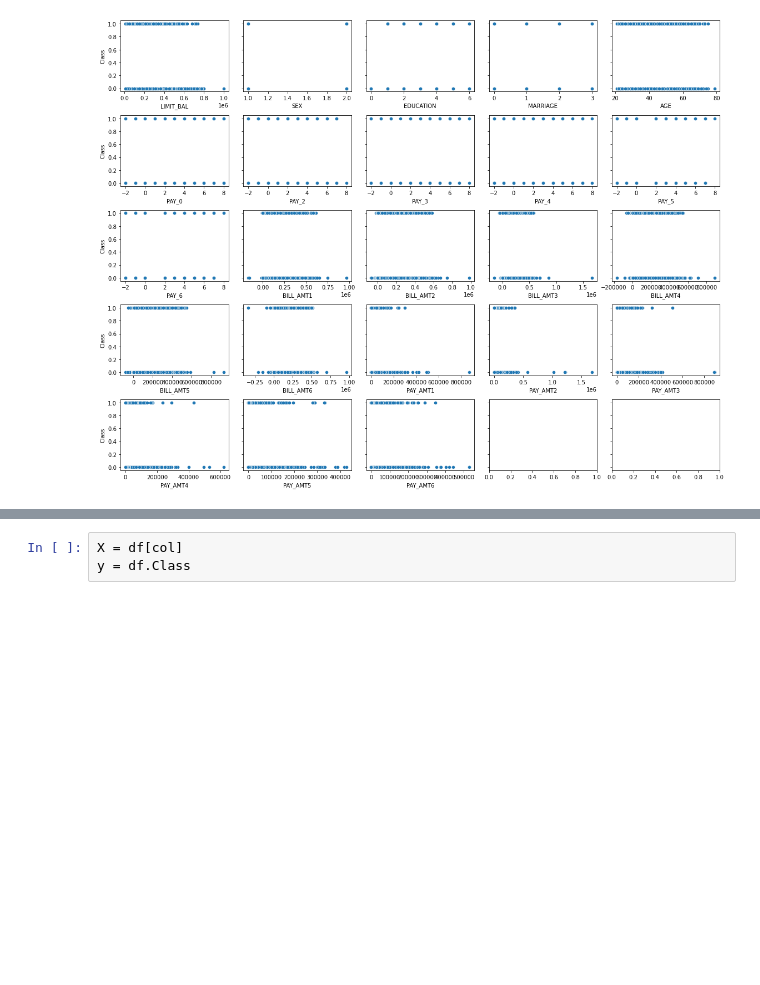
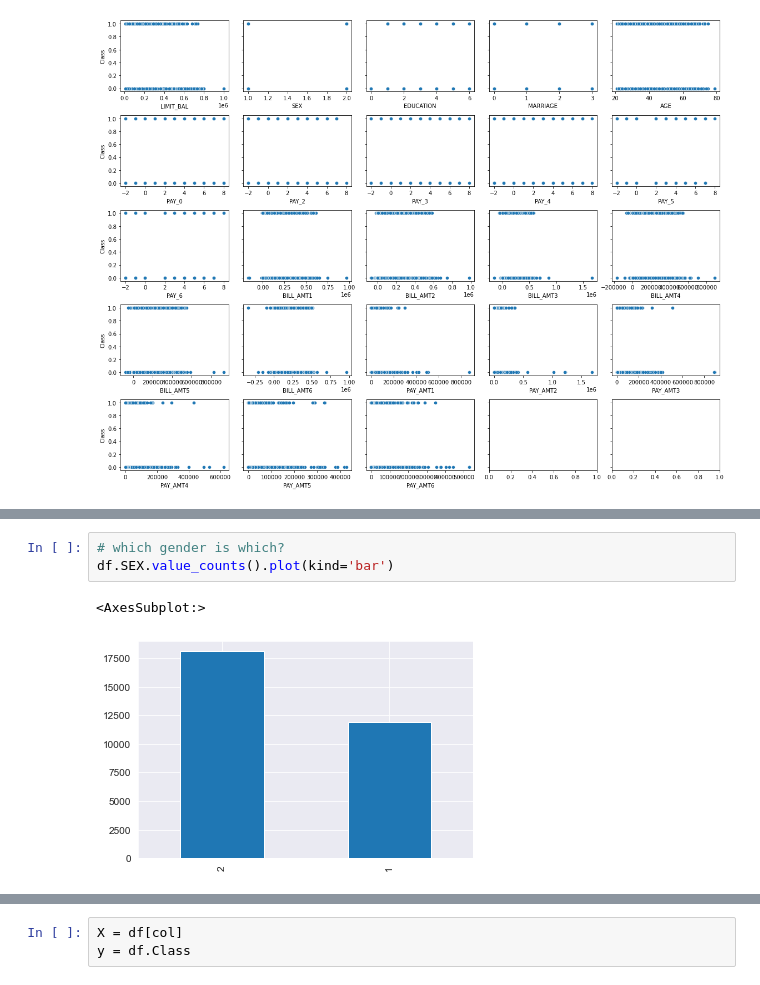
Before and after one commit to ghcn345/Credit-Card-Default-Prediction, a Jupyter notebook: project_CCFraud.ipynb, the cells around one changed output, grey strips where cells are left out. Drawn from its saved outputs; the diff is of its cells as text; blank space fills up the shorter version.

```diff
--- a/project_CCFraud.ipynb
+++ b/project_CCFraud.ipynb
@@ -116,0 +188,6 @@ plt.tight_layout()
+# %%
+# which gender is which?
+df.SEX.value_counts().plot(kind='bar')
+# %% [output]
+<AxesSubplot:>
+[figure, added]
```
Also changed, not shown: parts of 48 cells of this notebook, 1 other file.
